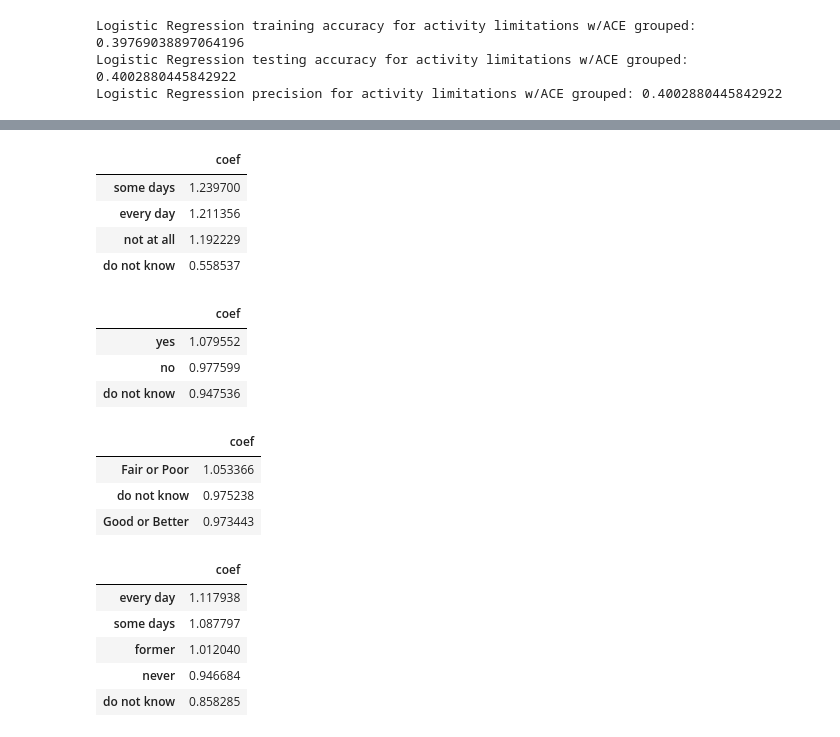
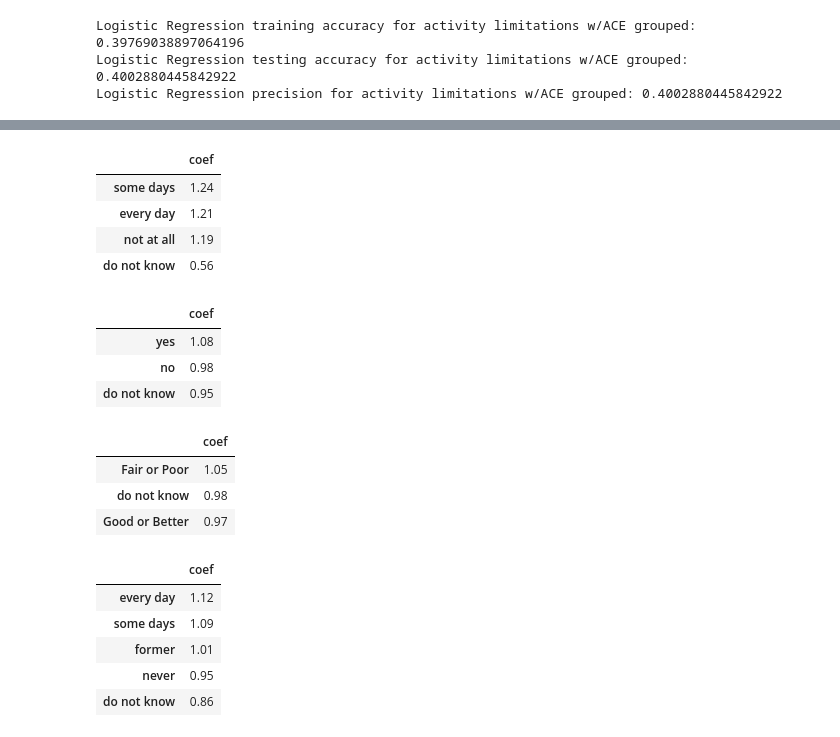
Before and after one commit to eklee151/Adverse-Childhood-Experiences, a Jupyter notebook: best_models/best_models_grouped_.ipynb, the cells around one changed output, grey strips where cells are left out. Saved outputs shown, nothing was run; the diff lists cells and outputs as text; code cells hidden in the pictures.

```diff
--- a/best_models/best_models_grouped_.ipynb
+++ b/best_models/best_models_grouped_.ipynb
@@ -21,7 +21,7 @@ warnings.filterwarnings('ignore')
 # %%
 # reading in full data set
 # brfss_total = pd.read_csv("../csv_data/brfss_total.csv")
-brfss_total = pd.read_csv("./brfss_total.csv")
+brfss_total = pd.read_csv("./brfss_total.csv", index_col=0)
 # %%
 brfss_total.head()
 # %% [output]
@@ -54,6 +54,4 @@ dtypes: float64(31), int64(1)
 memory usage: 28.7 MB
-# %%
-brfss_total.drop(columns=['Unnamed: 0'], inplace=True)
 # %%
 np.random.seed(151)
 # %%
@@ -764,10 +762,10 @@ coef_somedays_tobacco = ace_tobacco_lr.coef_[2]
 coef_notatall = ace_tobacco_lr.coef_[3]
 
 # converting the log odds for each tobacco class into regular odds for interpretation
-odds_dk_tobacco = np.exp(coef_dk_tobacco)
-odds_everyday_tobacco = np.exp(coef_everyday_tobacco)
-odds_somedays_tobacco = np.exp(coef_somedays_tobacco)
-odds_notatall = np.exp(coef_notatall)
+odds_dk_tobacco = np.exp(coef_dk_tobacco).round(2)
+odds_everyday_tobacco = np.exp(coef_everyday_tobacco).round(2)
+odds_somedays_tobacco = np.exp(coef_somedays_tobacco).round(2)
+odds_notatall = np.exp(coef_notatall).round(2)
 
 # putting converted odds into a dataframe
 tobacco_coefs = pd.DataFrame([odds_dk_tobacco, odds_everyday_tobacco, odds_somedays_tobacco, odds_notatall],
@@ -777,10 +775,10 @@ tobacco_coefs = pd.DataFrame([odds_dk_tobacco, odds_everyday_tobacco, odds_somed
 tobacco_coefs
 # %% [output]
 |  | coef |
-| some days | 1.239700 |
-| every day | 1.211356 |
-| not at all | 1.192229 |
-| do not know | 0.558537 |
+| some days | 1.24 |
+| every day | 1.21 |
+| not at all | 1.19 |
+| do not know | 0.56 |
 # %%
 # getting the coefficient for each smoker class
 coef_dk_activity = ace_activity_lr.coef_[0]
@@ -788,9 +786,9 @@ coef_yes_activity = ace_activity_lr.coef_[1]
 coef_no_activity = ace_activity_lr.coef_[2]
 
 # converting the log odds for each smoker class into regular odds for interpretation
-odds_dk_activity = np.exp(coef_dk_activity)
-odds_yes_activity = np.exp(coef_yes_activity)
-odds_no_activity = np.exp(coef_no_activity)
+odds_dk_activity = np.exp(coef_dk_activity).round(2)
+odds_yes_activity = np.exp(coef_yes_activity).round(2)
+odds_no_activity = np.exp(coef_no_activity).round(2)
 
 # putting converted odds into a dataframe
 activity_coefs = pd.DataFrame([odds_dk_activity, odds_yes_activity, odds_no_activity],
@@ -800,9 +798,9 @@ activity_coefs = pd.DataFrame([odds_dk_activity, odds_yes_activity, odds_no_acti
 activity_coefs
 # %% [output]
 |  | coef |
-| yes | 1.079552 |
-| no | 0.977599 |
-| do not know | 0.947536 |
+| yes | 1.08 |
+| no | 0.98 |
+| do not know | 0.95 |
 # %%
 # getting the coefficient for each smoker class
 coef_dk_health = ace_health_lr.coef_[0]
@@ -810,9 +808,9 @@ coef_good_better_health = ace_health_lr.coef_[1]
 coef_fair_poor_health = ace_health_lr.coef_[2]
 
 # converting the log odds for each smoker class into regular odds for interpretation
-odds_dk_health = np.exp(coef_dk_health)
-odds_good_better_health = np.exp(coef_good_better_health)
-odds_fair_poor_health = np.exp(coef_fair_poor_health)
+odds_dk_health = np.exp(coef_dk_health).round(2)
+odds_good_better_health = np.exp(coef_good_better_health).round(2)
+odds_fair_poor_health = np.exp(coef_fair_poor_health).round(2)
 
 # putting converted odds into a dataframe
 health_coefs = pd.DataFrame([odds_dk_health, odds_good_better_health, odds_fair_poor_health],
@@ -822,39 +820,39 @@ health_coefs = pd.DataFrame([odds_dk_health, odds_good_better_health, odds_fair_
 health_coefs
 # %% [output]
 |  | coef |
-| Fair or Poor | 1.053366 |
-| do not know | 0.975238 |
-| Good or Better | 0.973443 |
+| Fair or Poor | 1.05 |
+| do not know | 0.98 |
+| Good or Better | 0.97 |
 # %%
 # got information about converting odds from https://towardsdatascience.com/interpreting-coefficients-in-linear-and-logistic-regression-6ddf1295f6f1
 
 # getting the coefficient for each smoker class
 coef_dk = ace_smoker_lr.coef_[0]
 coef_everyday = ace_smoker_lr.coef_[1]
 coef_somedays = ace_smoker_lr.coef_[2]
 coef_former = ace_smoker_lr.coef_[3]
 coef_never = ace_smoker_lr.coef_[4]
 
 # converting the log odds for each smoker class into regular odds for interpretation
-odds_dk = np.exp(coef_dk)
-odds_everyday = np.exp(coef_everyday)
-odds_somedays = np.exp(coef_somedays)
-odds_former = np.exp(coef_former)
-odds_never = np.exp(coef_never)
+odds_dk = np.exp(coef_dk).round(2)
+odds_everyday = np.exp(coef_everyday).round(2)
+odds_somedays = np.exp(coef_somedays).round(2)
+odds_former = np.exp(coef_former).round(2)
+odds_never = np.exp(coef_never).round(2)
 
 # putting converted odds into a dataframe
 smoker_coefs = pd.DataFrame([odds_dk, odds_everyday, odds_somedays, odds_former, odds_never],
              index=['do not know', 'every day', 'some days', 'former', 'never'],
              columns=['coef'])\
             .sort_values(by='coef', ascending=False)
 smoker_coefs
 # %% [output]
 |  | coef |
-| every day | 1.117938 |
-| some days | 1.087797 |
-| former | 1.012040 |
-| never | 0.946684 |
-| do not know | 0.858285 |
+| every day | 1.12 |
+| some days | 1.09 |
+| former | 1.01 |
+| never | 0.95 |
+| do not know | 0.86 |
 # %%
 def coef_interpret(data):
 
```
Also changed, not shown: parts of 29 cells of this notebook, 1 other file.
